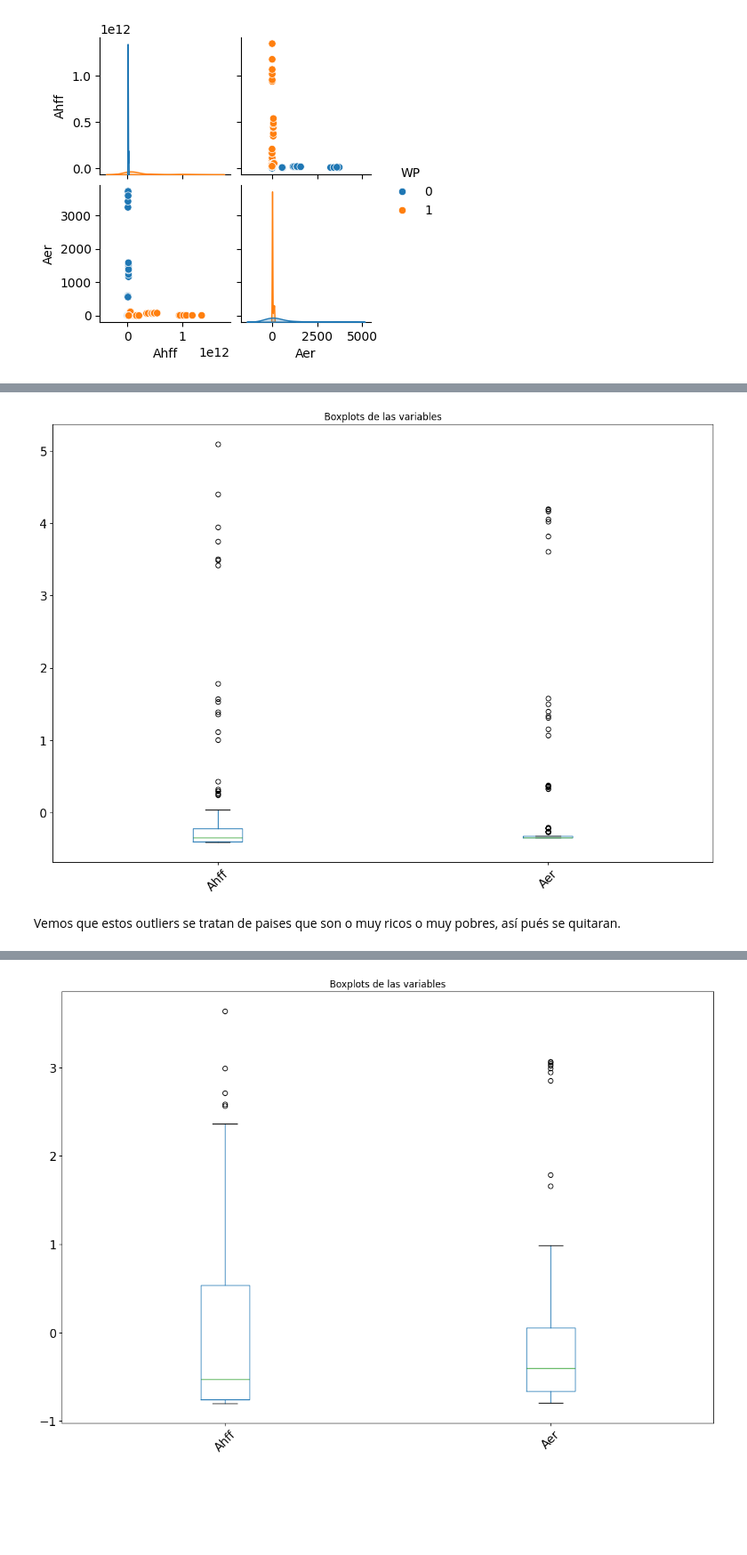
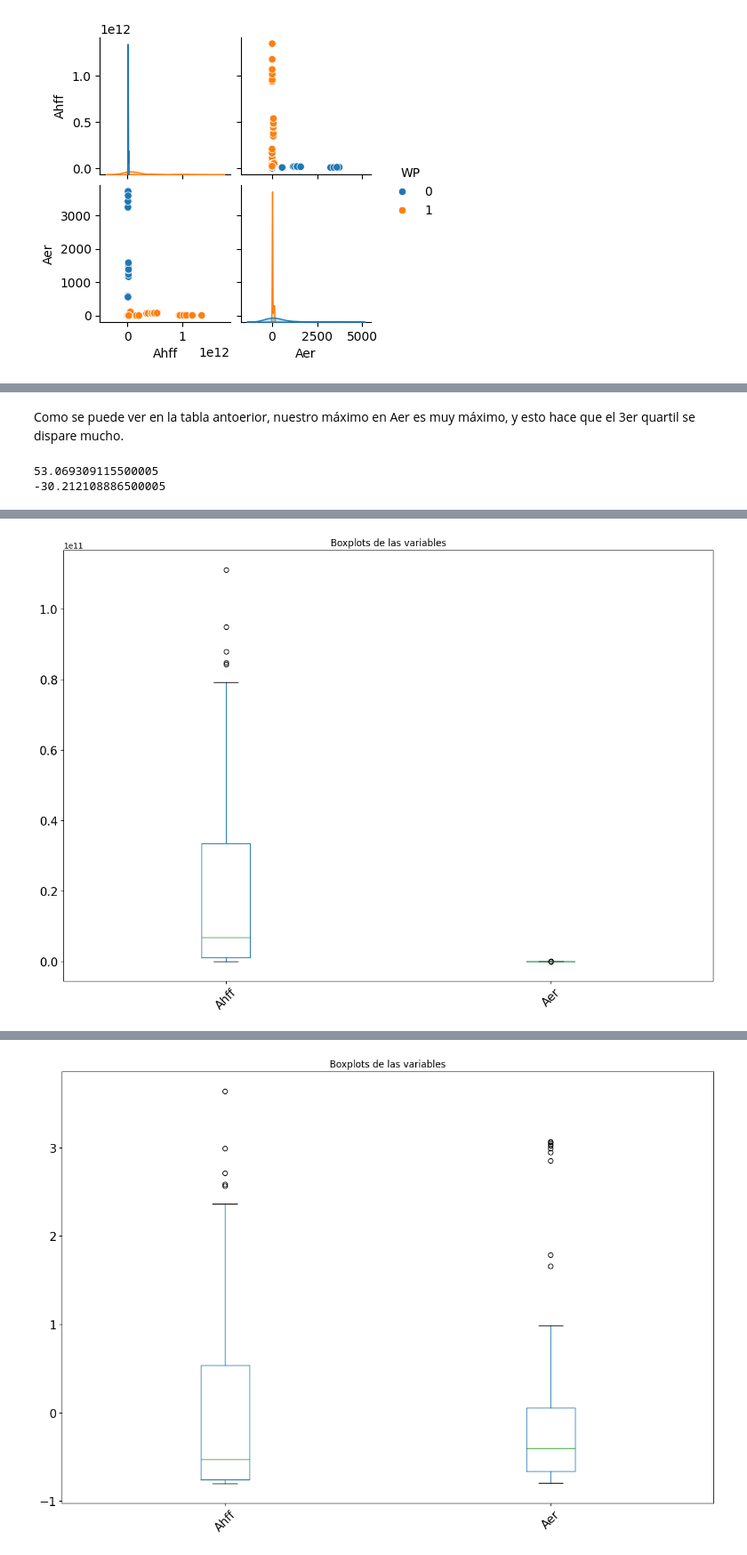
Before and after one commit to Didac-piferrer/MUDS, a Jupyter notebook: SBC/MD005_DidacPiferrerIglesias_Regresion.ipynb, the cells around one changed output, grey strips where cells are left out. Shown at 89% size. Drawn from its saved outputs; the diff is of its cells as text; code cells hidden in the pictures; blank space fills up the shorter version.

Commit message:
tratamiento de outliers

```diff
--- a/SBC/MD005_DidacPiferrerIglesias_Regresion.ipynb
+++ b/SBC/MD005_DidacPiferrerIglesias_Regresion.ipynb
@@ -222,0 +202,5 @@ IQR_Aer = Q3_Aer - Q1_Aer
+# %%
+#Quitamos los outliers antes de normalizar
+#Para quitarlos necesitamos calcular los quantiles
+resumen = mydf.describe()
+resumen
@@ -223,13 +217,27 @@ IQR_Aer = Q3_Aer - Q1_Aer
+# %% [markdown]
+Como se puede ver en la tabla antoerior, nuestro máximo en Aer es muy máximo, y esto hace que el 3er quartil se dispare mucho.
 # %%
 #Para quitarlos definimos los limites de lo que consideramos outliers, y aplicamos la formula que definen los outliers
+Q1_Ahff = resumen.loc['25%', 'Ahff']
+Q3_Ahff = resumen.loc['75%', 'Ahff']
+IQR_Ahff = Q3_Ahff - Q1_Ahff
+
+Q1_Aer = resumen.loc['25%', 'Aer']
+Q3_Aer= resumen.loc['75%', 'Aer']
+IQR_Aer = Q3_Aer - Q1_Aer
+
 lim_inf_Af = Q1_Ahff - 1.5 * IQR_Ahff
 lim_sup_Af = Q3_Ahff + 1.5 * IQR_Ahff
 
 lim_inf_Ar = Q1_Aer - 1.5 * IQR_Aer
 lim_sup_Ar = Q3_Aer + 1.5 * IQR_Aer
 
+
 df_without_outliers = mydf[(mydf['Ahff'] >= lim_inf_Af) & (df['Ahff'] <= lim_sup_Af)]
 df_without_outliers = df_without_outliers[(df_without_outliers['Aer'] >= lim_inf_Ar) & (df['Aer'] <= lim_sup_Ar)]
+# %% [output]
+53.069309115500005
+-30.212108886500005
 # %%
 def standarize(df):
     #Estandarizamos nuestros datos, ya que sino los valores quedán muy desproporcionados
@@ -267,10 +275,8 @@ df_nO_scaled = standarize(df_nO)
 # %%
 #Vemos que se han tenido mucho problemas debido a que hay muchos outliers, procedemos a analizarlos y a ver como los podemos tratar
 plt.figure(figsize = (15, 10))
 plt.title("Boxplots de las variables")
-df_sO_scaled.boxplot(grid=False, rot=45, fontsize=15)
+df_nO.boxplot(grid=False, rot=45, fontsize=15)
 plt.show()
 # %% [output]
-[figure, old version]
+[figure, new version]
-# %% [markdown]
-Vemos que estos outliers se tratan de paises que son o muy ricos o muy pobres, así pués se quitaran.
```
Also changed, not shown: parts of 8 cells of this notebook.
